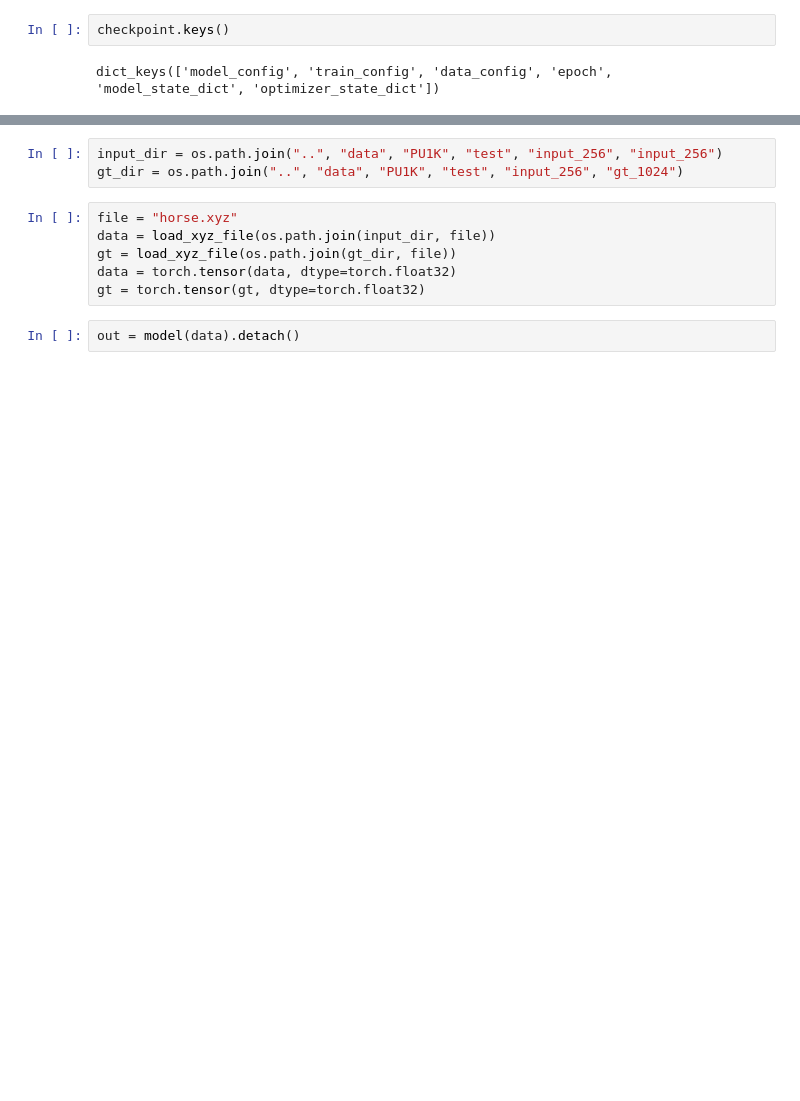
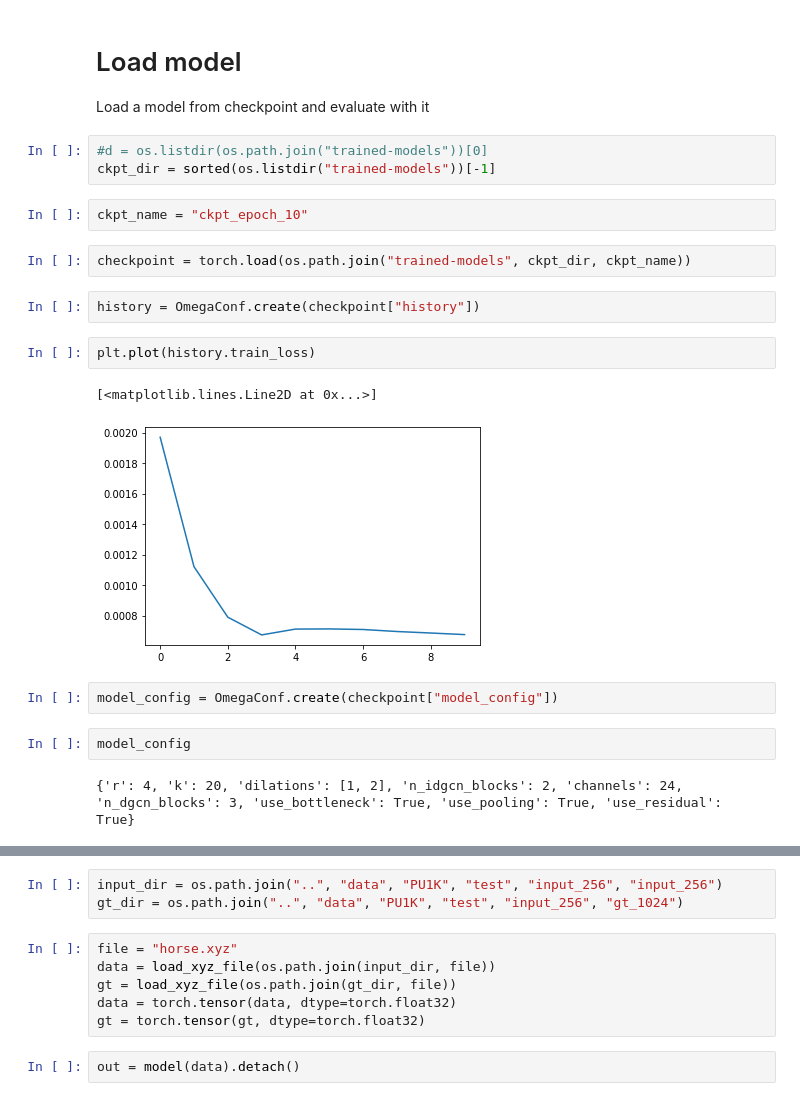
Before and after one commit to zademn/PU-GCN-pytorch, a Jupyter notebook: Evaluation.ipynb, the cells around one changed output, grey strips where cells are left out. Saved outputs shown, nothing was run; the diff lists cells and outputs as text; blank space fills up the shorter version.

```diff
--- a/Evaluation.ipynb
+++ b/Evaluation.ipynb
@@ -59,7 +41,27 @@ checkpoint = torch.load(os.path.join("trained-models", d, "ckpt_epoch-9"))
+# %% [markdown]
+# Load model
+
+Load a model from checkpoint and evaluate with it
+# %%
+#d = os.listdir(os.path.join("trained-models"))[0]
+ckpt_dir = sorted(os.listdir("trained-models"))[-1]
+# %%
+ckpt_name = "ckpt_epoch_10"
+# %%
+checkpoint = torch.load(os.path.join("trained-models", ckpt_dir, ckpt_name))
 # %%
-checkpoint.keys()
+history = OmegaConf.create(checkpoint["history"])
-# %% [output]
-dict_keys(['model_config', 'train_config', 'data_config', 'epoch', 'model_state_dict', 'optimizer_state_dict'])
+# %%
+plt.plot(history.train_loss)
+# %% [output]
+[<matplotlib.lines.Line2D at 0x...>]
+[figure, added]
+# %%
+model_config = OmegaConf.create(checkpoint["model_config"])
+# %%
+model_config
+# %% [output]
+{'r': 4, 'k': 20, 'dilations': [1, 2], 'n_idgcn_blocks': 2, 'channels': 24, 'n_dgcn_blocks': 3, 'use_bottleneck': True, 'use_pooling': True, 'use_residual': True}
 # %%
 model = PUGCN(
     channels = model_config.channels,
```
Also changed, not shown: parts of 16 cells of this notebook, 7 other files.
